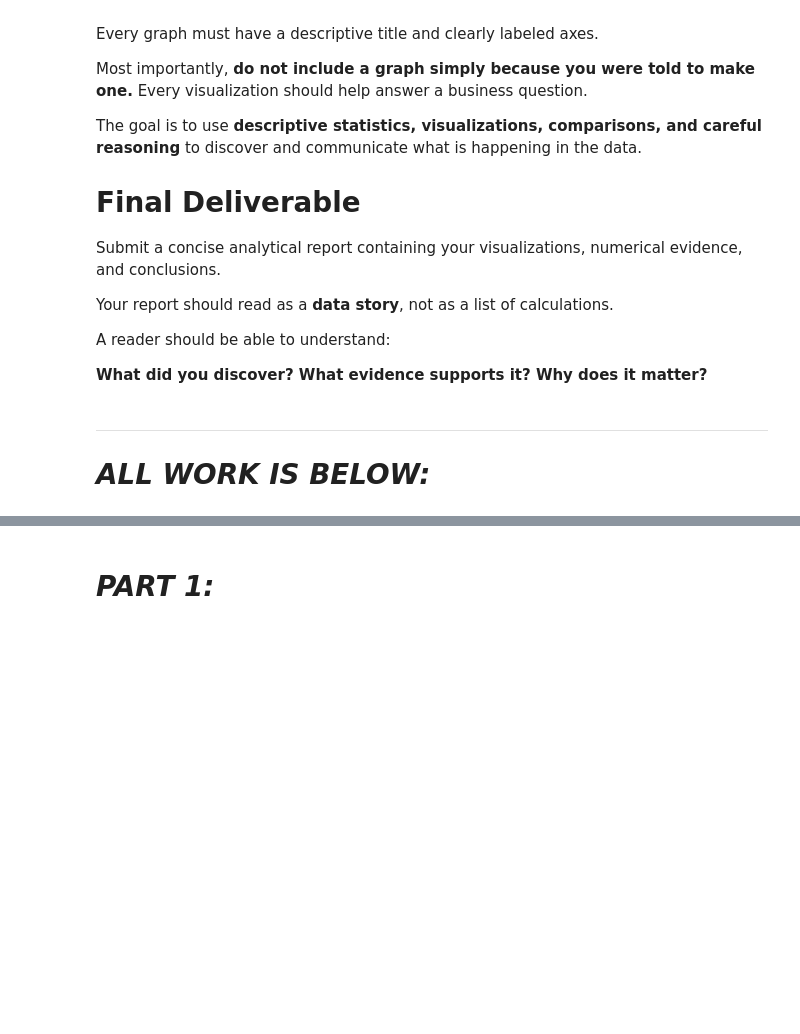
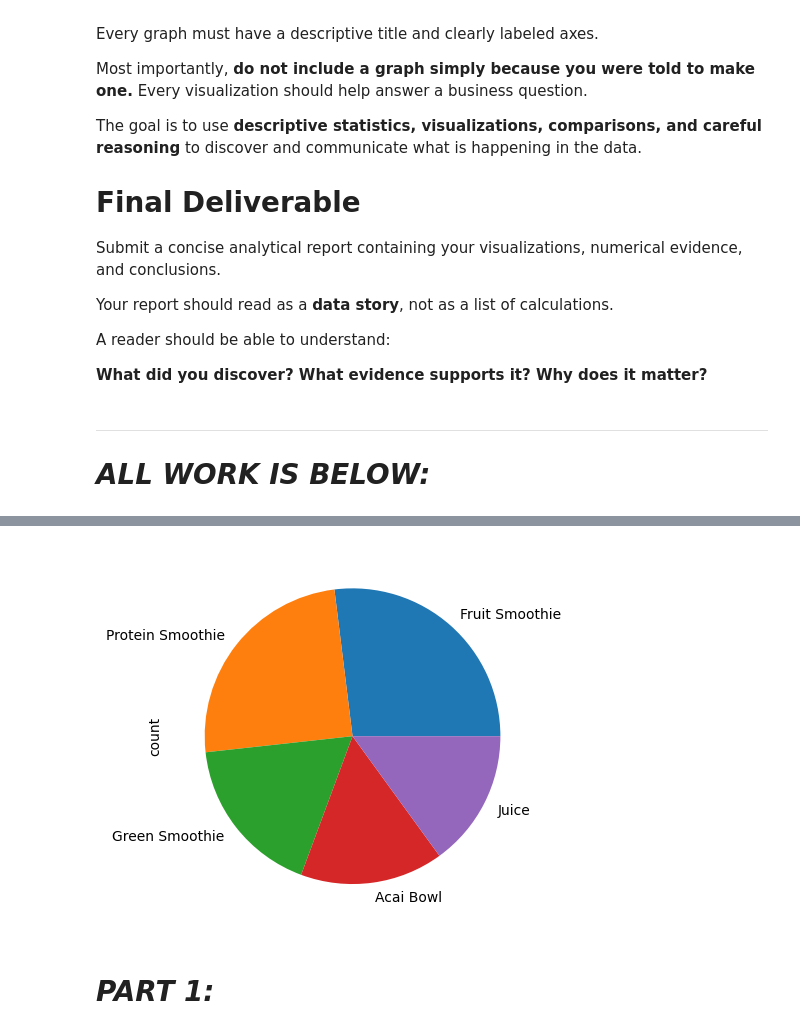
Before and after one commit to AD8787/AP-Stats-DS, a Jupyter notebook: BlendLab.ipynb, the cells around one changed output, grey strips where cells are left out. Saved outputs shown, nothing was run; the diff lists cells and outputs as text; code cells hidden in the pictures; blank space fills up the shorter version.

```diff
--- a/BlendLab.ipynb
+++ b/BlendLab.ipynb
@@ -217,6 +217,13 @@ df.head()
 | 2 | BL-10003 | 2026-06-01 | Suburban | Acai Bowl | Medium | 10.75 | 53 | Returning | ... |
 | 3 | BL-10004 | 2026-01-17 | Downtown | Green Smoothie | Medium | 11.50 | 31 | Returning | ... |
 | 4 | BL-10005 | 2026-03-29 | Fitness District | Fruit Smoothie | Medium | 8.50 | 27 | Returning | ... |
+# %%
+#get frequency of each product in dataset
+product_counts = df["Product"].value_counts()
+product_counts.plot(kind="pie")
+plt.show()
+# %% [output]
+[figure, added]
 # %% [markdown]
 
 # ***PART 1:***
```
Also changed, not shown: parts of 10 cells of this notebook.
